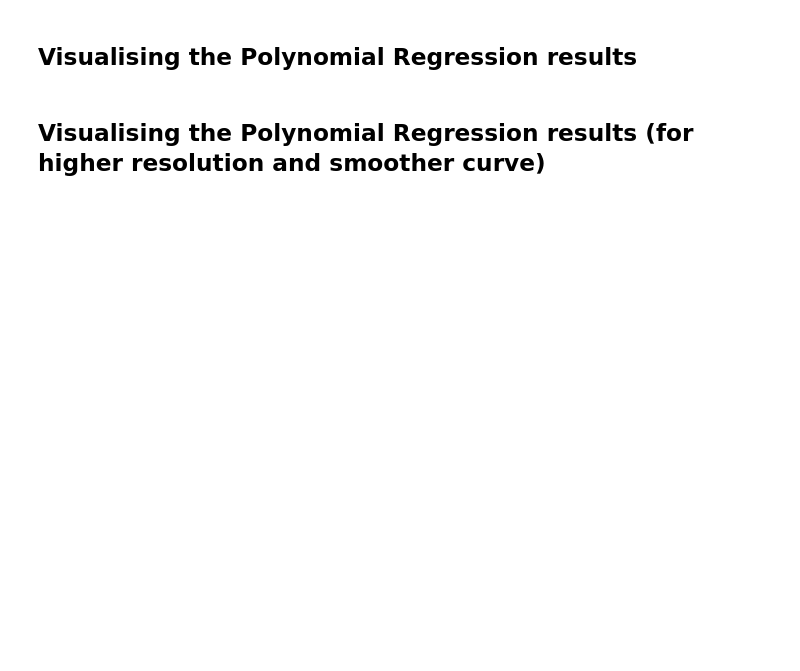
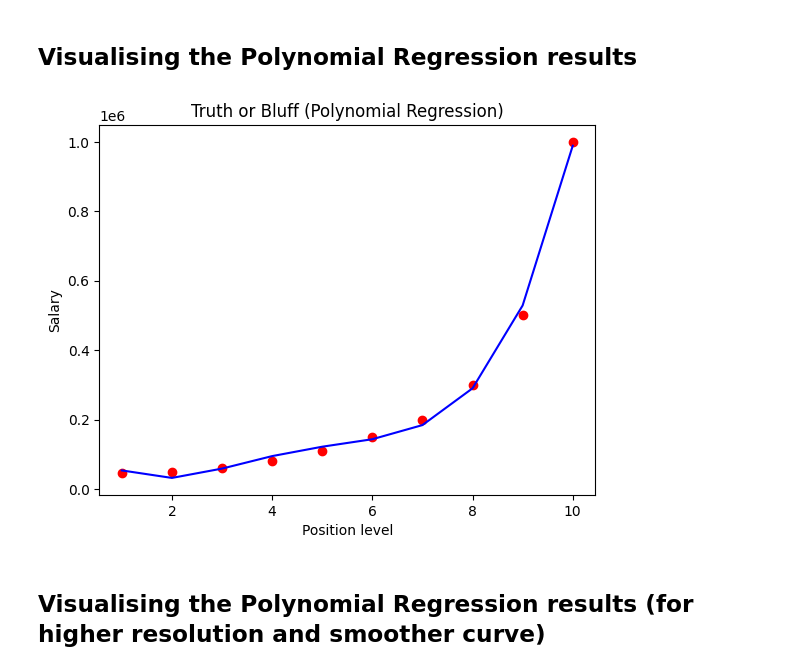
Before and after one commit to Maginador/AI_Study, a Jupyter notebook: MachineLearning_AZ_Udemy_04_PolynomialRegression.ipynb, the cells around one changed output. Saved outputs shown, nothing was run; the diff lists cells and outputs as text; code cells hidden in the pictures; blank space fills up the shorter version.

```diff
--- a/MachineLearning_AZ_Udemy_04_PolynomialRegression.ipynb
+++ b/MachineLearning_AZ_Udemy_04_PolynomialRegression.ipynb
@@ -15,4 +66,19 @@
 # %% [markdown]
 ## Visualising the Polynomial Regression results
+# %%
+# Plot the original data points as a scatter plot in red
+plt.scatter(X, y, color = 'red')
+# Plot the Polynomial Regression curve in blue
+plt.plot(X, lin_reg_2.predict(poly_reg.fit_transform(X)), color = 'blue')
+# Set the title of the plot
+plt.title('Truth or Bluff (Polynomial Regression)')
+# Set the label for the x-axis
+plt.xlabel('Position level')
+# Set the label for the y-axis
+plt.ylabel('Salary')
+# Display the plot
+plt.show()
+# %% [output]
+[figure, added]
 # %% [markdown]
 ## Visualising the Polynomial Regression results (for higher resolution and smoother curve)
```
Also changed, not shown: parts of 8 cells of this notebook.
